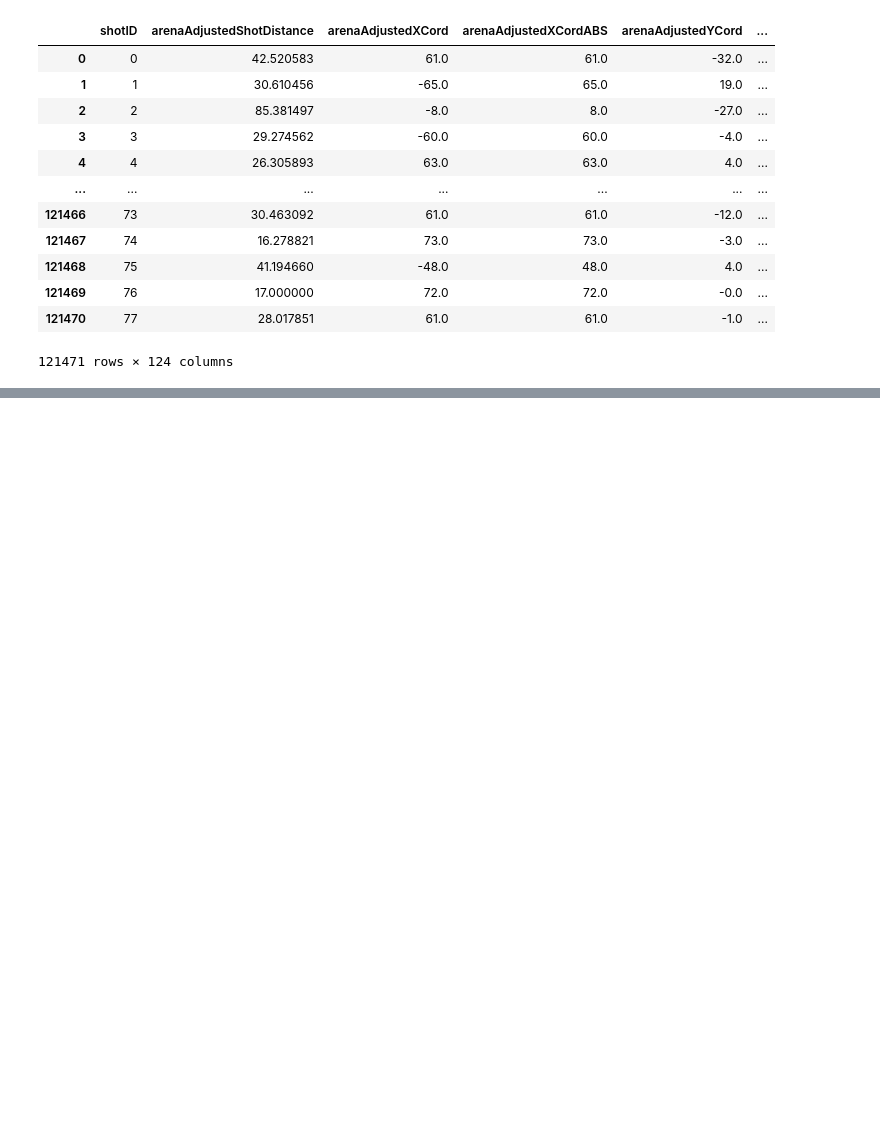
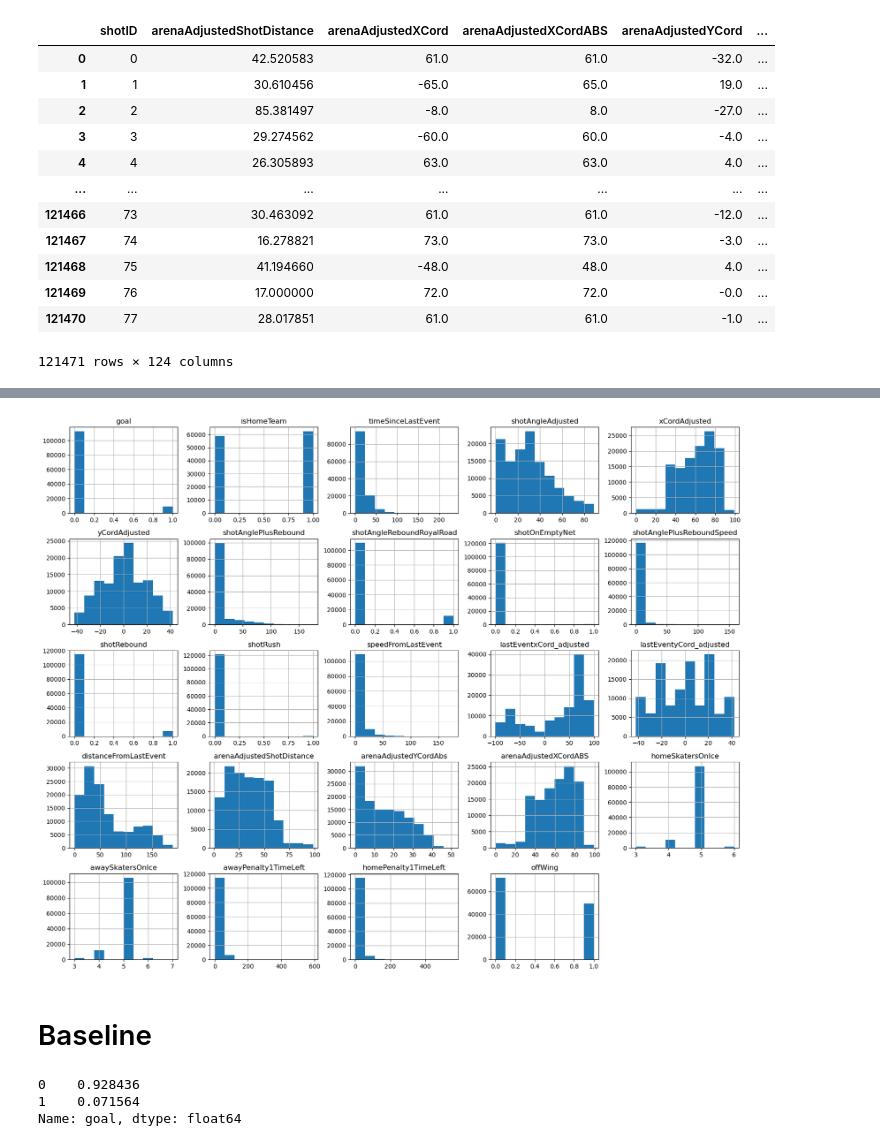
Before and after one commit to jbenasuli/hockey-classification, a Jupyter notebook: hockey-xG-model.ipynb, the cells around one changed output, grey strips where cells are left out. Drawn from its saved outputs; the diff is of its cells as text; code cells hidden in the pictures; blank space fills up the shorter version.

```diff
--- a/hockey-xG-model.ipynb
+++ b/hockey-xG-model.ipynb
@@ -102,0 +405,4 @@ hello world
+# %%
+# Drop the 7 rows missing shot type data
+shots_df = shots_df.dropna(subset=['shotType'])
+shots_df
@@ -102,0 +469,14 @@ hello world
+# %%
+# Visualize features
+shots_df.hist(bins=10, figsize=(20, 16))
+plt.show()
+# %% [output]
+[figure, added]
+# %% [markdown]
+# Baseline
+# %%
+shots_df.goal.value_counts(normalize=True) # Baseline will predict no goal scord 92.8% of the time
+# %% [output]
+0    0.928436
+1    0.071564
+Name: goal, dtype: float64
```
Also changed, not shown: parts of 83 cells of this notebook, 11 other files.
